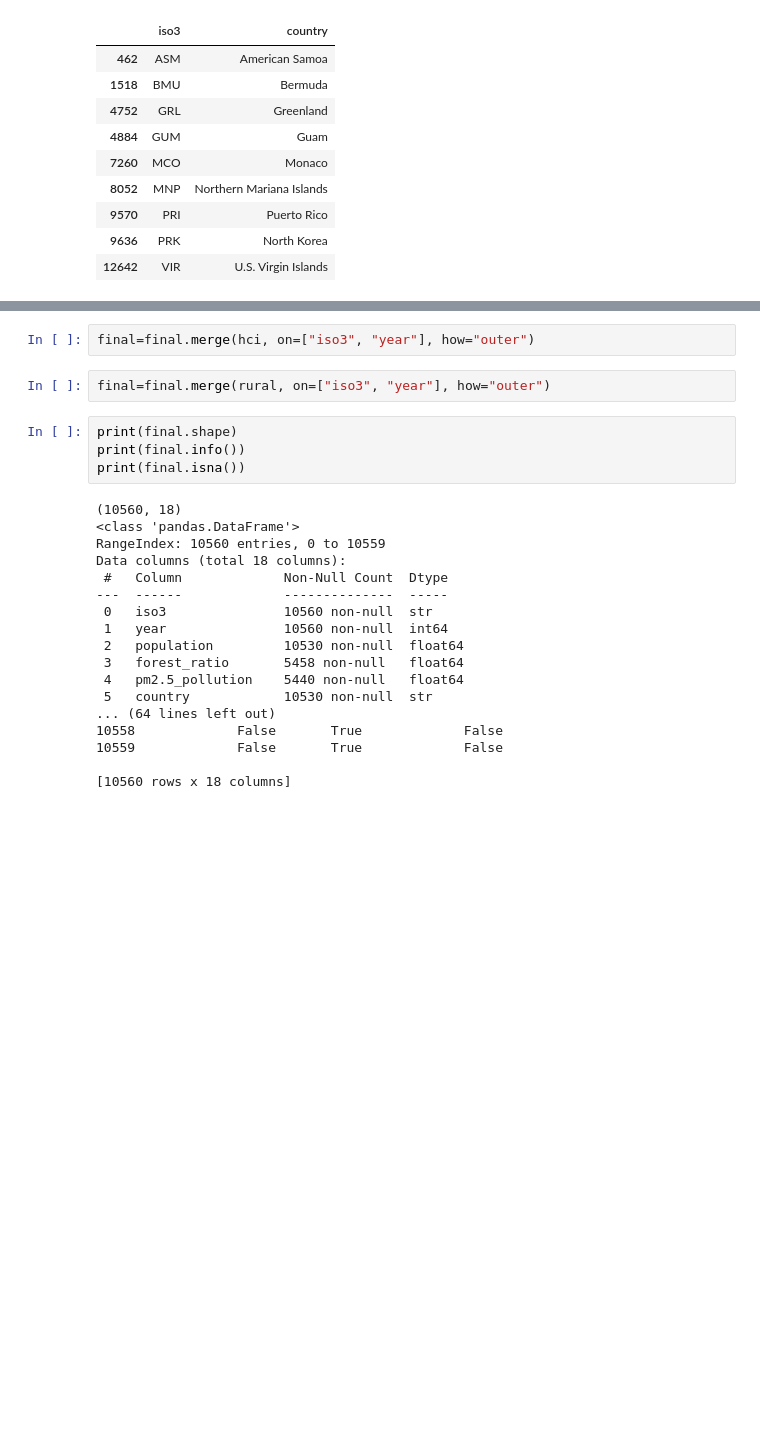
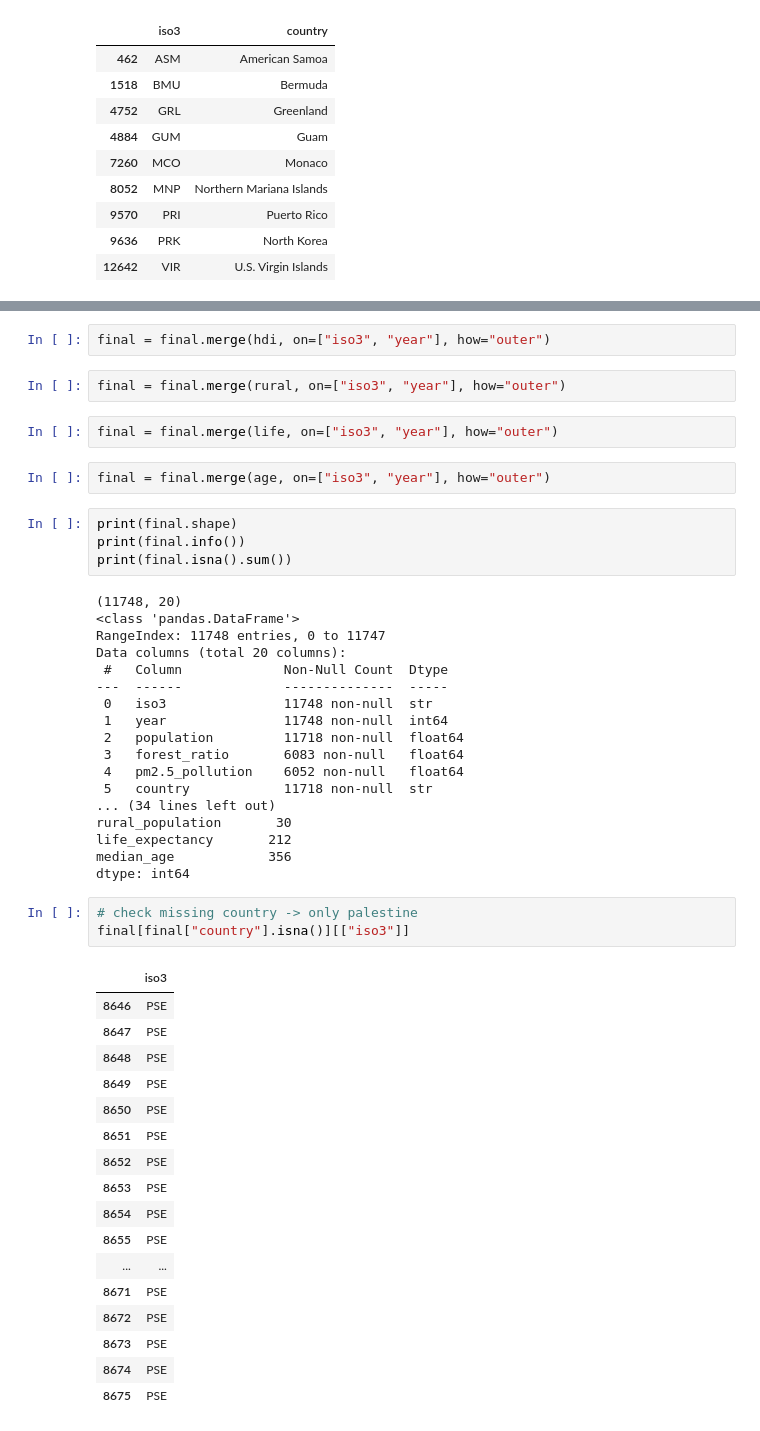
Before and after one commit to Mil4222/Final-Project, a Jupyter notebook: scripts/final_merge/final_merge.ipynb, the cells around one changed output, grey strips where cells are left out. Saved outputs shown, nothing was run; the diff lists cells and outputs as text; blank space fills up the shorter version.

```diff
--- a/scripts/final_merge/final_merge.ipynb
+++ b/scripts/final_merge/final_merge.ipynb
@@ -336,26 +267,51 @@ final=final.merge(urbanpop,on=["iso3","year"], how="outer")
 # %%
-final=final.merge(hci, on=["iso3", "year"], how="outer")
+final = final.merge(hdi, on=["iso3", "year"], how="outer")
 # %%
-final=final.merge(rural, on=["iso3", "year"], how="outer")
+final = final.merge(rural, on=["iso3", "year"], how="outer")
+# %%
+final = final.merge(life, on=["iso3", "year"], how="outer")
+# %%
+final = final.merge(age, on=["iso3", "year"], how="outer")
 # %%
 print(final.shape)
 print(final.info())
-print(final.isna())
+print(final.isna().sum())
 # %% [output]
-(10560, 18)
+(11748, 20)
 <class 'pandas.DataFrame'>
-RangeIndex: 10560 entries, 0 to 10559
-Data columns (total 18 columns):
+RangeIndex: 11748 entries, 0 to 11747
+Data columns (total 20 columns):
  #   Column             Non-Null Count  Dtype
 ---  ------             --------------  -----
- 0   iso3               10560 non-null  str
- 1   year               10560 non-null  int64
- 2   population         10530 non-null  float64
- 3   forest_ratio       5458 non-null   float64
- 4   pm2.5_pollution    5440 non-null   float64
- 5   country            10530 non-null  str
-... (64 lines left out)
-10558             False       True             False
-10559             False       True             False
-
-[10560 rows x 18 columns]
+ 0   iso3               11748 non-null  str
+ 1   year               11748 non-null  int64
+ 2   population         11718 non-null  float64
+ 3   forest_ratio       6083 non-null   float64
+ 4   pm2.5_pollution    6052 non-null   float64
+ 5   country            11718 non-null  str
+... (34 lines left out)
+rural_population       30
+life_expectancy       212
+median_age            356
+dtype: int64
+# %%
+# check missing country -> only palestine
+final[final["country"].isna()][["iso3"]]
+# %% [output]
+|  | iso3 |
+| 8646 | PSE |
+| 8647 | PSE |
+| 8648 | PSE |
+| 8649 | PSE |
+| 8650 | PSE |
+| 8651 | PSE |
+| 8652 | PSE |
+| 8653 | PSE |
+| 8654 | PSE |
+| 8655 | PSE |
+| ... | ... |
+| 8671 | PSE |
+| 8672 | PSE |
+| 8673 | PSE |
+| 8674 | PSE |
+| 8675 | PSE |
```
Also changed, not shown: parts of 33 cells of this notebook, 12 other files.
